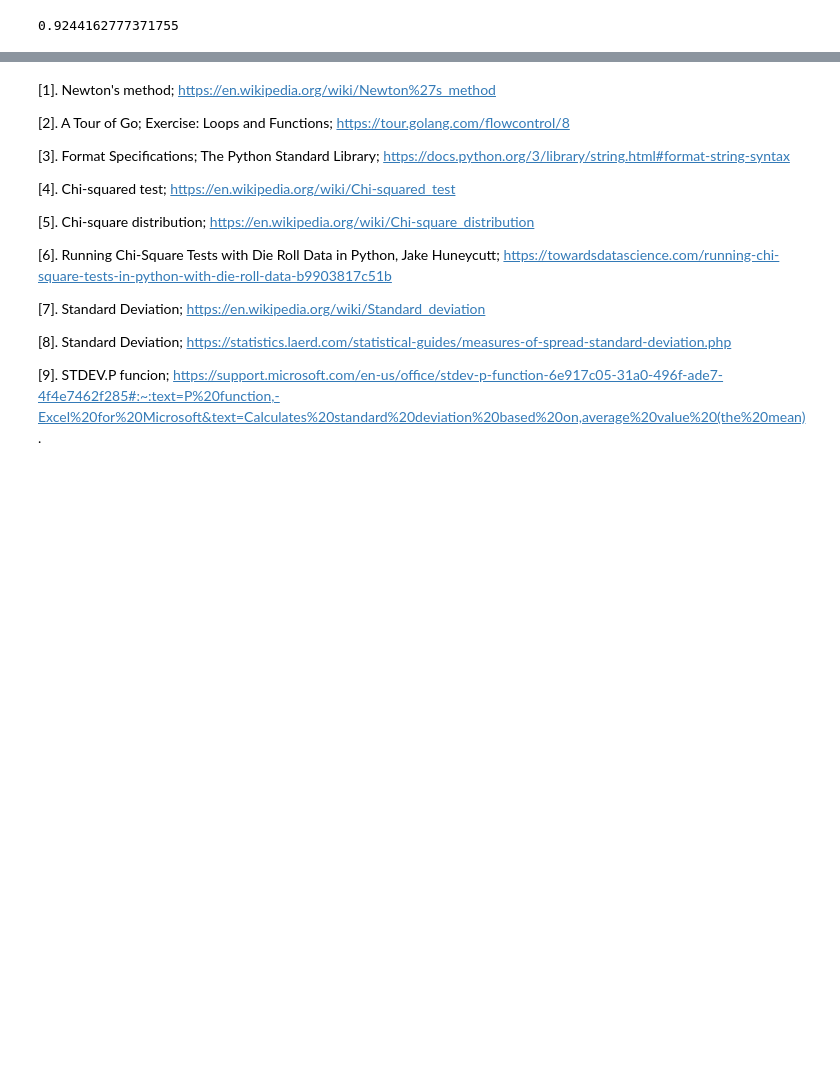
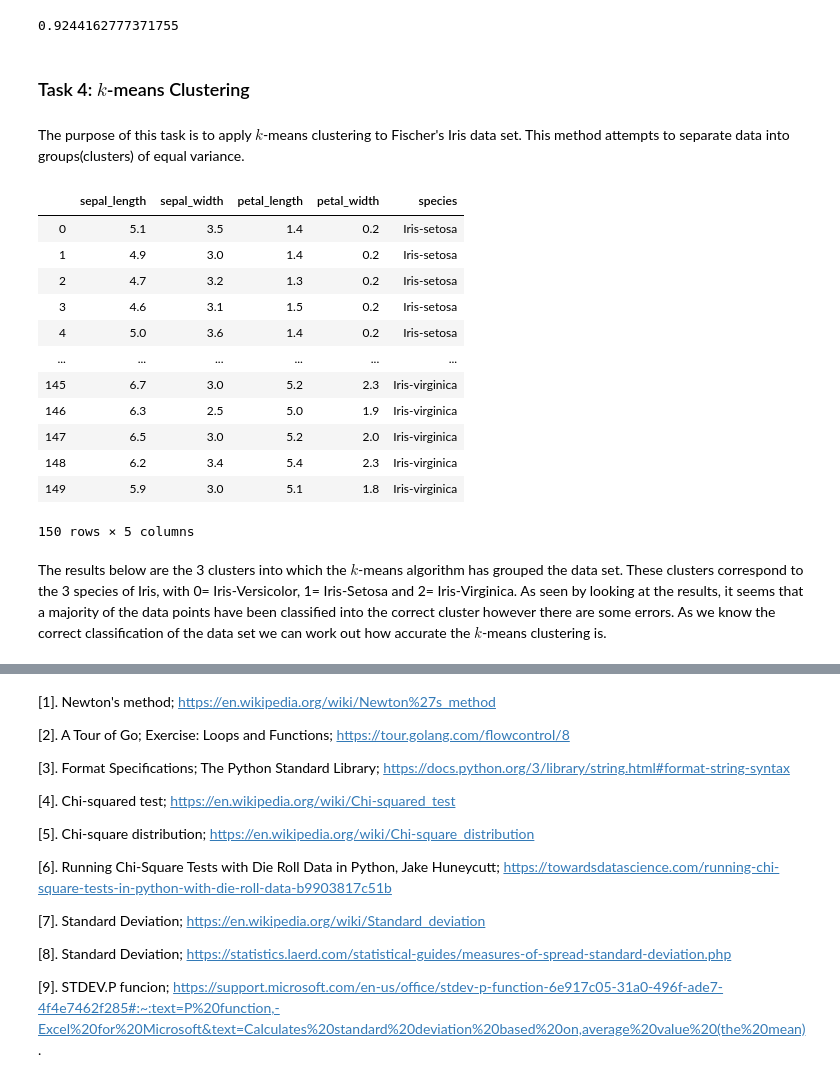
Before and after one commit to hayleydoherty/Machine-L-and-S-Tasks, a Jupyter notebook: Tasks.ipynb, the cells around one changed output, grey strips where cells are left out. Drawn from its saved outputs; the diff is of its cells as text; code cells hidden in the pictures; blank space fills up the shorter version.

Commit message:
Almost completed task 4. Just need to add in the references.

```diff
--- a/Tasks.ipynb
+++ b/Tasks.ipynb
@@ -151,3 +151,7 @@ np.std(a) # performs population SD
 np.std(a, ddof=1) # sample SD
 # %% [output]
 0.9244162777371755
+# %% [markdown]
+### Task 4: $k$-means Clustering
+# %% [markdown]
+The purpose of this task is to apply $k$-means clustering to Fischer's Iris data set. This method attempts to separate data into groups(clusters) of equal variance.
@@ -153,0 +163,18 @@ np.std(a, ddof=1) # sample SD
+# %%
+# read the data set in as a data frame using pandas
+df = pd.read_csv('irisdata.csv')
+df
+# %% [output]
+|  | sepal_length | sepal_width | petal_length | petal_width | species |
+| 0 | 5.1 | 3.5 | 1.4 | 0.2 | Iris-setosa |
+| 1 | 4.9 | 3.0 | 1.4 | 0.2 | Iris-setosa |
+| 2 | 4.7 | 3.2 | 1.3 | 0.2 | Iris-setosa |
+| 3 | 4.6 | 3.1 | 1.5 | 0.2 | Iris-setosa |
+| 4 | 5.0 | 3.6 | 1.4 | 0.2 | Iris-setosa |
+| ... | ... | ... | ... | ... | ... |
+| 145 | 6.7 | 3.0 | 5.2 | 2.3 | Iris-virginica |
+| 146 | 6.3 | 2.5 | 5.0 | 1.9 | Iris-virginica |
+| 147 | 6.5 | 3.0 | 5.2 | 2.0 | Iris-virginica |
+| 148 | 6.2 | 3.4 | 5.4 | 2.3 | Iris-virginica |
+| 149 | 5.9 | 3.0 | 5.1 | 1.8 | Iris-virginica |
+150 rows × 5 columns
@@ -153,0 +189,2 @@ np.std(a, ddof=1) # sample SD
+# %% [markdown]
+The results below are the 3 clusters into which the $k$-means algorithm has grouped the data set. These clusters correspond to the 3 species of Iris, with 0= Iris-Versicolor, 1= Iris-Setosa and 2= Iris-Virginica. As seen by looking at the results, it seems that a majority of the data points have been classified into the correct cluster however there are some errors. As we know the correct classification of the data set we can work out how accurate the $k$-means clustering is.
```
Also changed, not shown: parts of 18 cells of this notebook, 1 other file.
